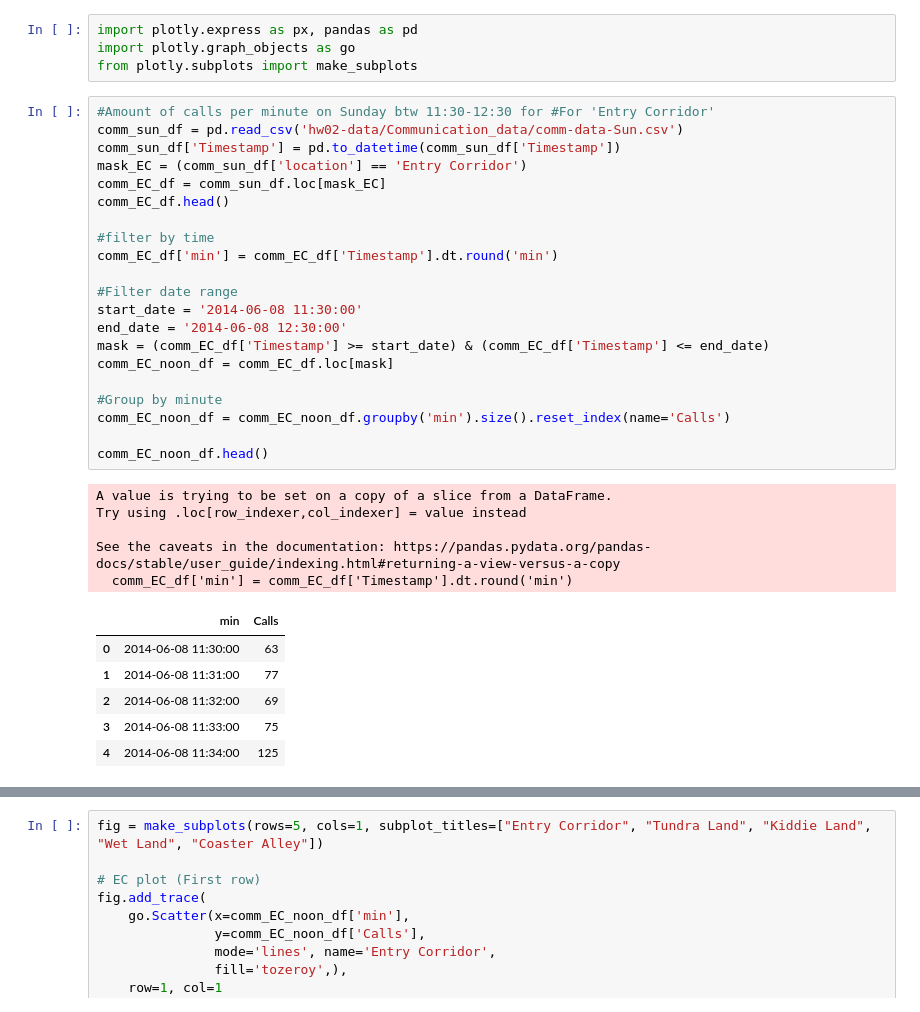
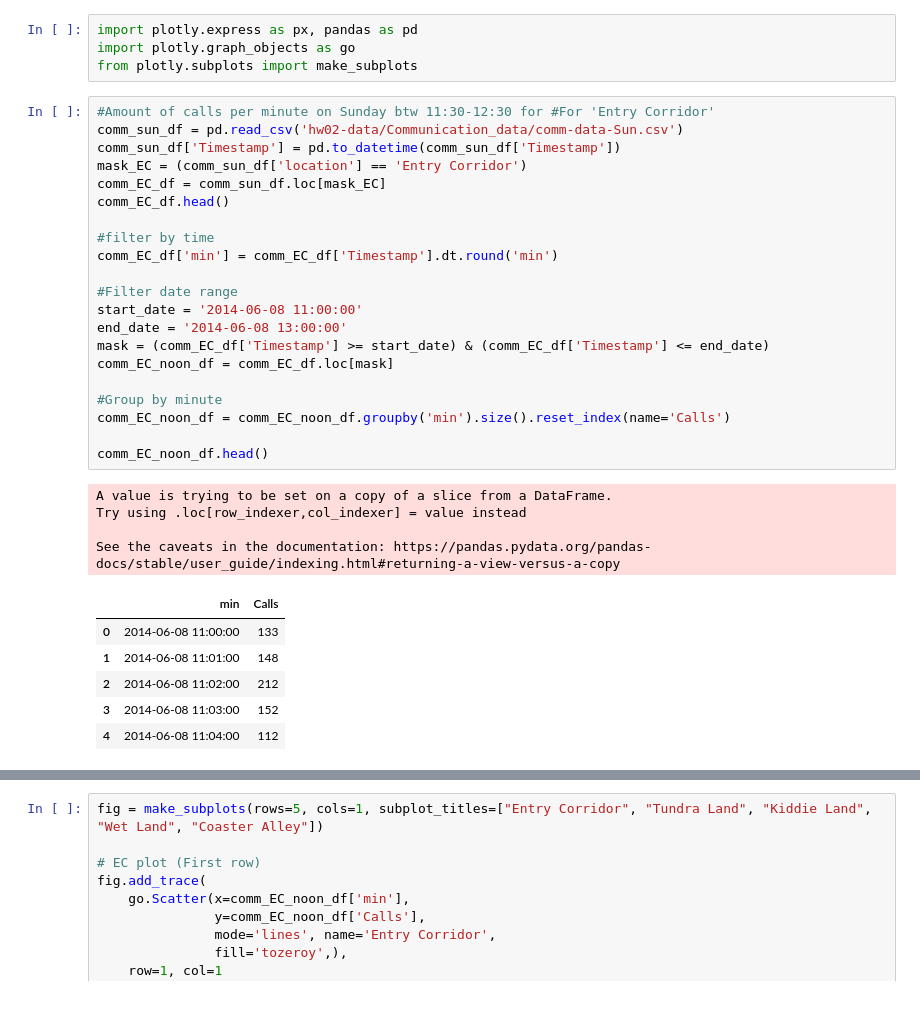
Before and after one commit to CelestialSloth/csc235-hw02, a Jupyter notebook: calls_location.ipynb, the cells around one changed output, grey strips where cells are left out. Cells and saved outputs as stored; diff of their text form.

```diff
--- a/calls_location.ipynb
+++ b/calls_location.ipynb
@@ -5,36 +5,35 @@ from plotly.subplots import make_subplots
 # %%
 #Amount of calls per minute on Sunday btw 11:30-12:30 for #For 'Entry Corridor'
 comm_sun_df = pd.read_csv('hw02-data/Communication_data/comm-data-Sun.csv')
 comm_sun_df['Timestamp'] = pd.to_datetime(comm_sun_df['Timestamp'])
 mask_EC = (comm_sun_df['location'] == 'Entry Corridor')
 comm_EC_df = comm_sun_df.loc[mask_EC]
 comm_EC_df.head()
 
 #filter by time
 comm_EC_df['min'] = comm_EC_df['Timestamp'].dt.round('min')
 
 #Filter date range
-start_date = '2014-06-08 11:30:00'
-end_date = '2014-06-08 12:30:00'
+start_date = '2014-06-08 11:00:00'
+end_date = '2014-06-08 13:00:00'
 mask = (comm_EC_df['Timestamp'] >= start_date) & (comm_EC_df['Timestamp'] <= end_date)
 comm_EC_noon_df = comm_EC_df.loc[mask]
 
 #Group by minute
 comm_EC_noon_df = comm_EC_noon_df.groupby('min').size().reset_index(name='Calls')
 
 comm_EC_noon_df.head()
 # %% [output]
 A value is trying to be set on a copy of a slice from a DataFrame.
 Try using .loc[row_indexer,col_indexer] = value instead
 
 See the caveats in the documentation: https://pandas.pydata.org/pandas-docs/stable/user_guide/indexing.html#returning-a-view-versus-a-copy
-  comm_EC_df['min'] = comm_EC_df['Timestamp'].dt.round('min')
 |  | min | Calls |
-| 0 | 2014-06-08 11:30:00 | 63 |
-| 1 | 2014-06-08 11:31:00 | 77 |
-| 2 | 2014-06-08 11:32:00 | 69 |
-| 3 | 2014-06-08 11:33:00 | 75 |
-| 4 | 2014-06-08 11:34:00 | 125 |
+| 0 | 2014-06-08 11:00:00 | 133 |
+| 1 | 2014-06-08 11:01:00 | 148 |
+| 2 | 2014-06-08 11:02:00 | 212 |
+| 3 | 2014-06-08 11:03:00 | 152 |
+| 4 | 2014-06-08 11:04:00 | 112 |
 # %%
 #Amount of calls per minute on Sunday btw 11:30-12:30 for #For 'Tundra Land'
 comm_sun_df = pd.read_csv('hw02-data/Communication_data/comm-data-Sun.csv')
```
Also changed, not shown: parts of 4 cells of this notebook, 3 other files.
